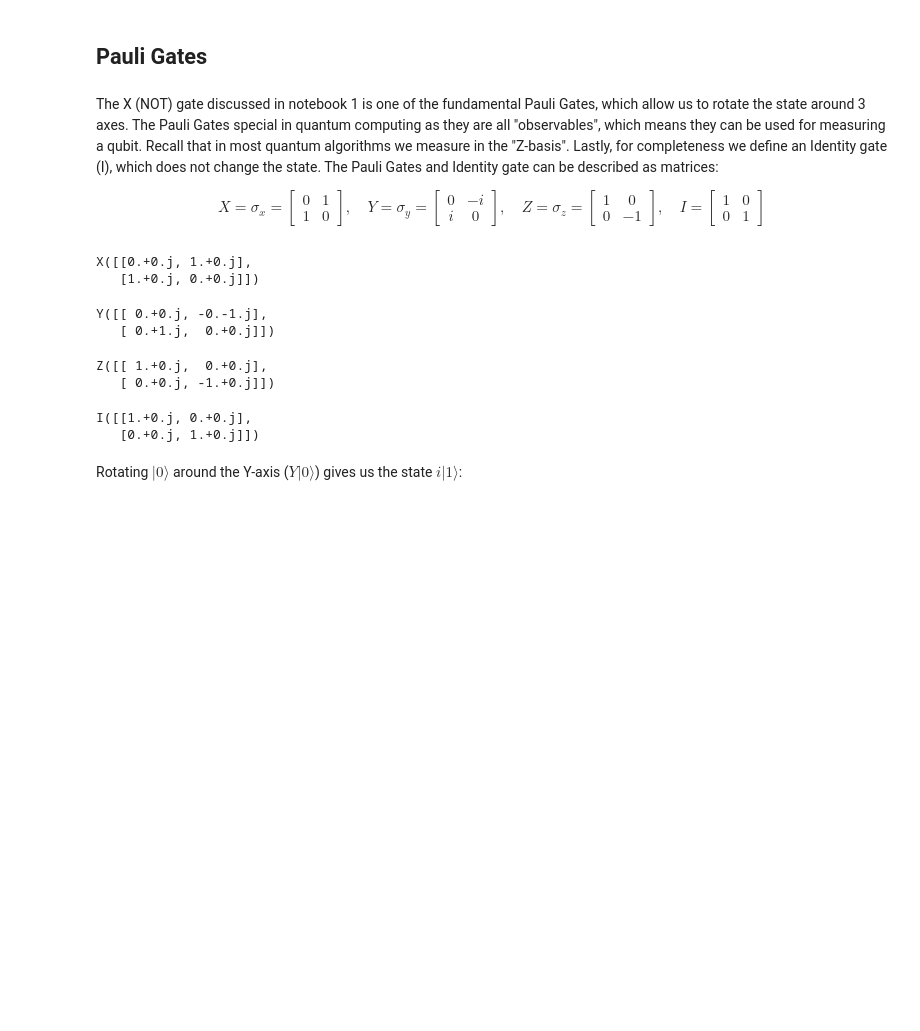
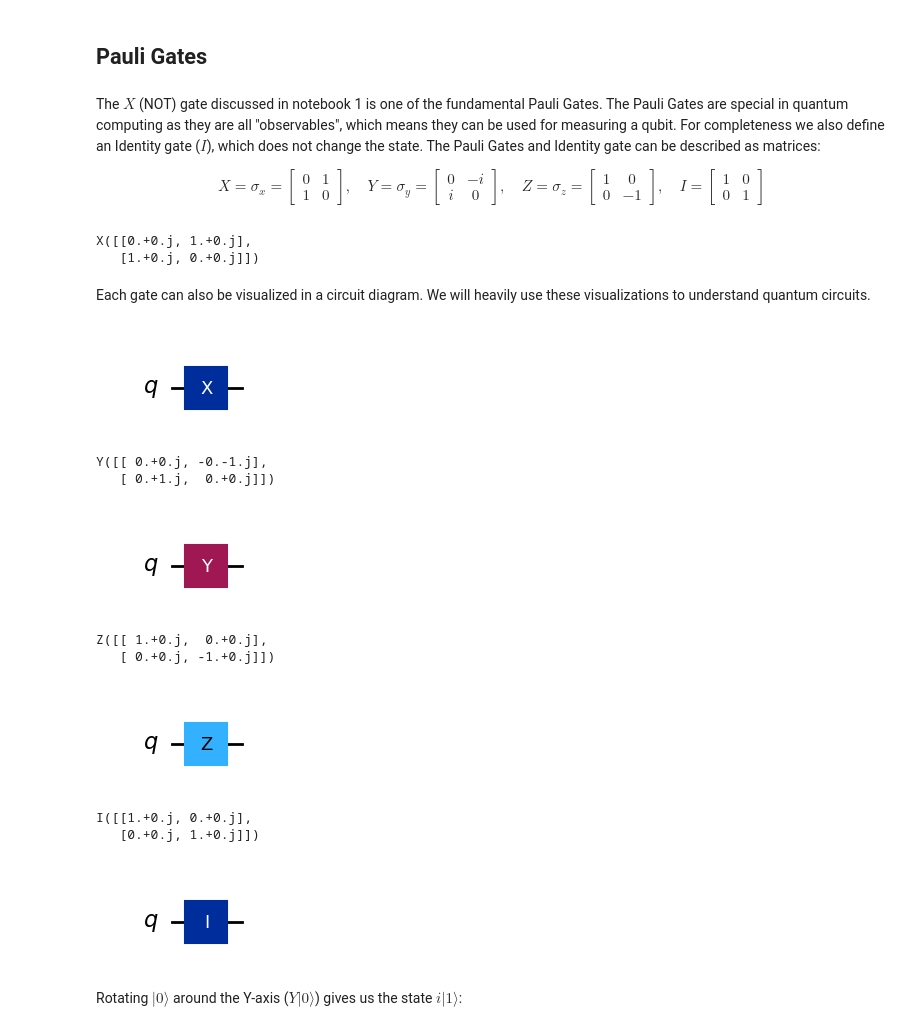
Before and after one commit to CarloLepelaars/q4p, a Jupyter notebook: nbs/02-gates.ipynb, the cells around one changed output. Cells and saved outputs as stored; diff of their text form; code cells hidden in the pictures; blank space fills up the shorter version.

Commit message:
Diagram visualizations for notebook 2

```diff
--- a/nbs/02-gates.ipynb
+++ b/nbs/02-gates.ipynb
@@ -48,7 +48,7 @@ array([1.+0.j, 0.+0.j])
 # %% [markdown]
 ## Pauli Gates
 # %% [markdown]
-The X (NOT) gate discussed in notebook 1 is one of the fundamental Pauli Gates, which allow us to rotate the state around 3 axes. The Pauli Gates special in quantum computing as they are all "observables", which means they can be used for measuring a qubit. Recall that in most quantum algorithms we measure in the "Z-basis". Lastly, for completeness we define an Identity gate (I), which does not change the state. The Pauli Gates and Identity gate can be described as matrices:
+The $X$ (NOT) gate discussed in notebook 1 is one of the fundamental Pauli Gates. The Pauli Gates are special in quantum computing as they are all "observables", which means they can be used for measuring a qubit. For completeness we also define an Identity gate ($I$), which does not change the state. The Pauli Gates and Identity gate can be described as matrices:
 
 $$
 X = \sigma_x = \begin{bmatrix}
@@ -76,21 +76,39 @@ X()
 # %% [output]
 X([[0.+0.j, 1.+0.j],
    [1.+0.j, 0.+0.j]])
+# %% [markdown]
+Each gate can also be visualized in a circuit diagram. We will heavily use these visualizations to understand quantum circuits.
+# %%
+X().draw(output="mpl")
+# %% [output]
+[figure, added]
 # %%
 Y()
 # %% [output]
 Y([[ 0.+0.j, -0.-1.j],
    [ 0.+1.j,  0.+0.j]])
+# %%
+Y().draw(output="mpl")
+# %% [output]
+[figure, added]
 # %%
 Z()
 # %% [output]
 Z([[ 1.+0.j,  0.+0.j],
    [ 0.+0.j, -1.+0.j]])
+# %%
+Z().draw(output="mpl")
+# %% [output]
+[figure, added]
 # %%
 I()
 # %% [output]
 I([[1.+0.j, 0.+0.j],
    [0.+0.j, 1.+0.j]])
+# %%
+I().draw(output="mpl")
+# %% [output]
+[figure, added]
 # %% [markdown]
 Rotating $| 0 \rangle$ around the Y-axis ($Y|0\rangle$) gives us the state $i|1\rangle$:
 # %%
```
Also changed, not shown: parts of 11 cells of this notebook.
